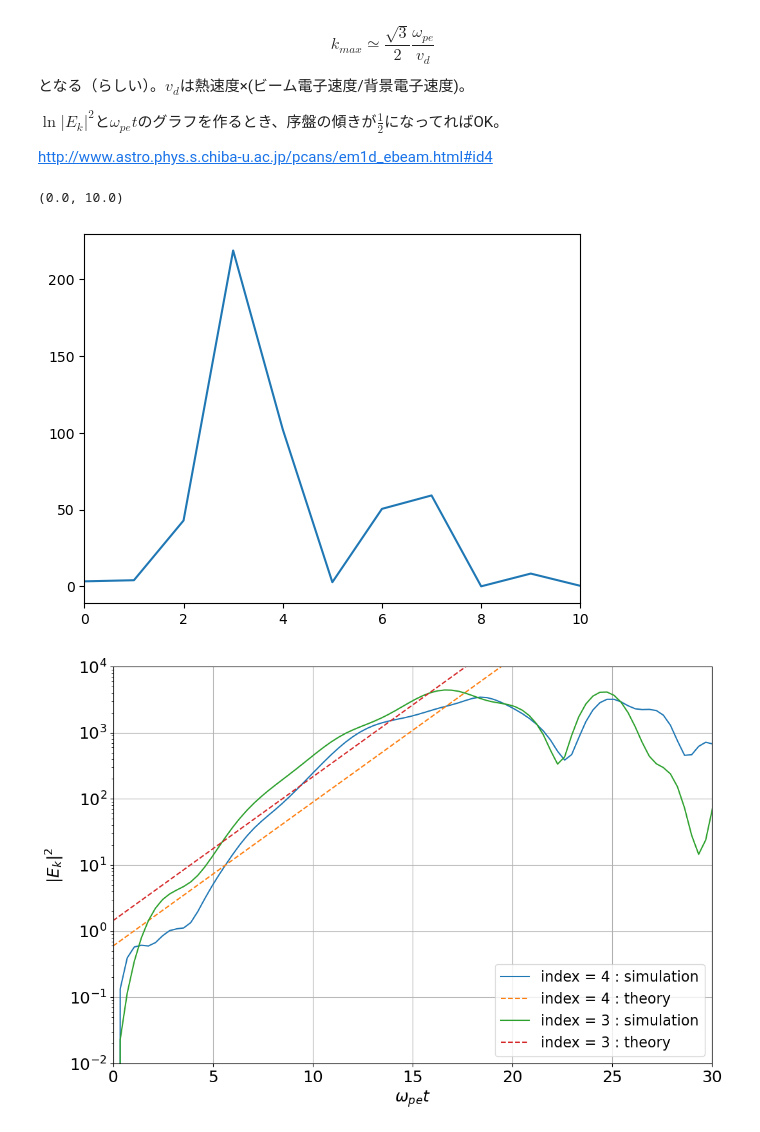
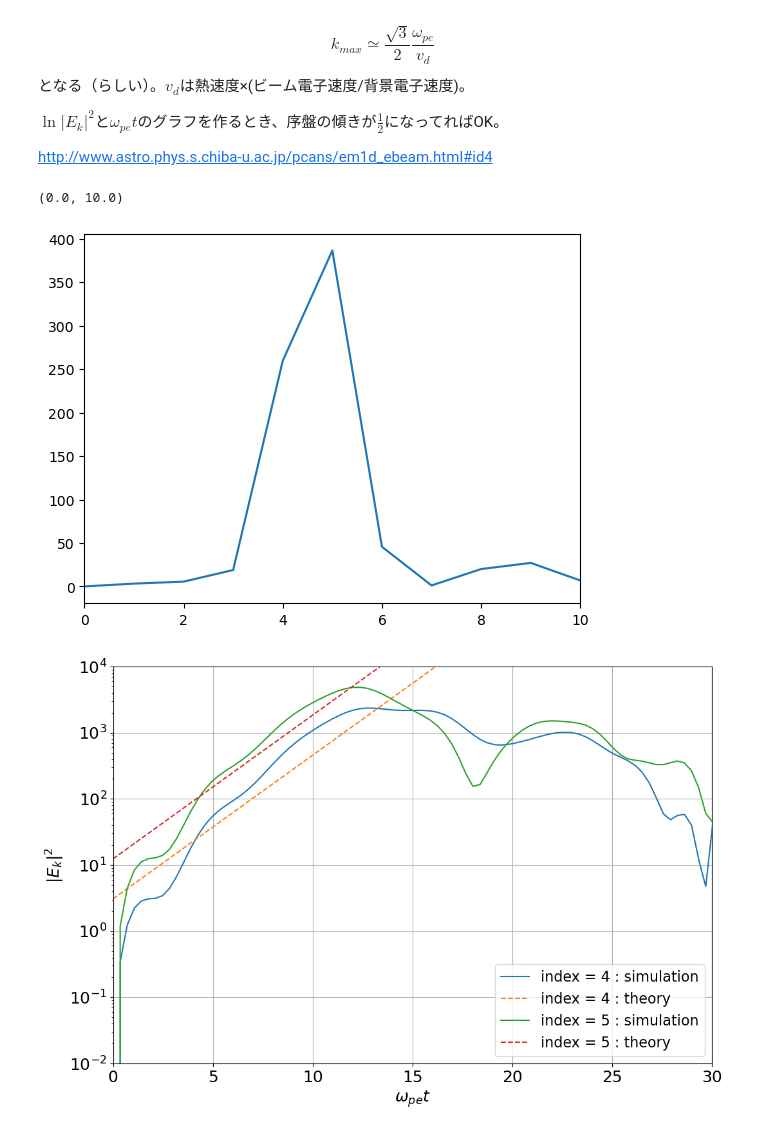
Before and after one commit to keita-akutagawa/PIC_GPU, a Jupyter notebook: examples_1D/two_stream_electron/PIC1D_two_stream_electron.ipynb, the cells around one changed output. Saved outputs shown, nothing was run; the diff lists cells and outputs as text; code cells hidden in the pictures.

```diff
--- a/examples_1D/two_stream_electron/PIC1D_two_stream_electron.ipynb
+++ b/examples_1D/two_stream_electron/PIC1D_two_stream_electron.ipynb
@@ -100,7 +100,7 @@ fig = plt.figure(figsize=(12, 6))
 ax = fig.add_subplot(111)
 
 dirname = "results_two_stream_electron"
-step = 2500
+step = 3000
 filename = f"{dirname}/two_stream_electron_E_{step}.bin"
 with open(filename, 'rb') as f:
     E = np.fromfile(f, dtype=np.float32)
@@ -229,23 +229,23 @@ $\ln |E_k|^2$と$\omega_{pe}t$のグラフを作るとき、序盤の傾きが$\
 http://www.astro.phys.s.chiba-u.ac.jp/pcans/em1d_ebeam.html#id4
 # %%
 dirname = "results_two_stream_electron"
-step = 2500
+step = 3000
 filename = f"{dirname}/two_stream_electron_E_{step}.bin"
 with open(filename, 'rb') as f:
     E = np.fromfile(f, dtype=np.float32)
 E = E.reshape(n_x, 3).T
 
 E_FFT = np.fft.fft(E[0, :] * np.hanning(n_x))
 peak_index = np.argsort(E_FFT[:n_x//2].real**2)[-2:]
 
 plt.plot(E_FFT.real**2)
 plt.xlim(0, 10)
 # %% [output]
 (0.0, 10.0)
-[figure, old version]
+[figure, new version]
 # %%
 dirname = "results_two_stream_electron"
-step = 2500
+step = 3000
 filename = f"{dirname}/two_stream_electron_E_{step}.bin"
 with open(filename, 'rb') as f:
     E = np.fromfile(f, dtype=np.float32)
@@ -285,4 +285,4 @@ ax.legend(loc='lower right', fontsize=16)
 fig.savefig('two_stream_electron_Ex_dispersion.png')
 plt.show()
 # %% [output]
-[figure, old version]
+[figure, new version]
```
Also changed, not shown: parts of 4 cells of this notebook, 22 other files.
